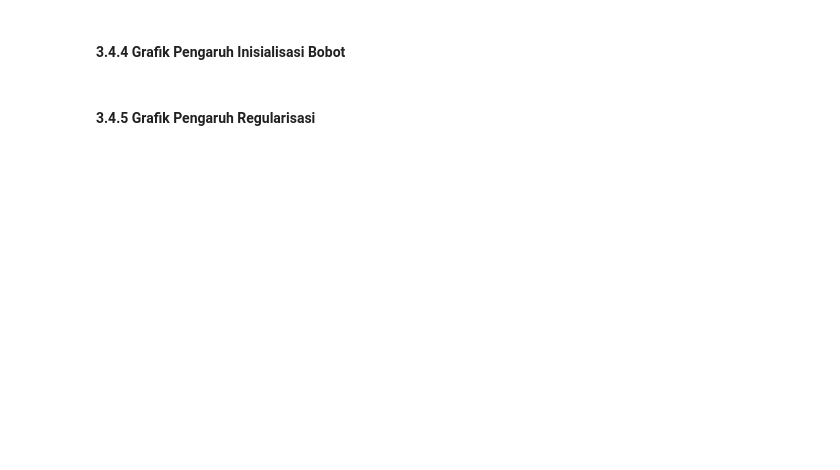
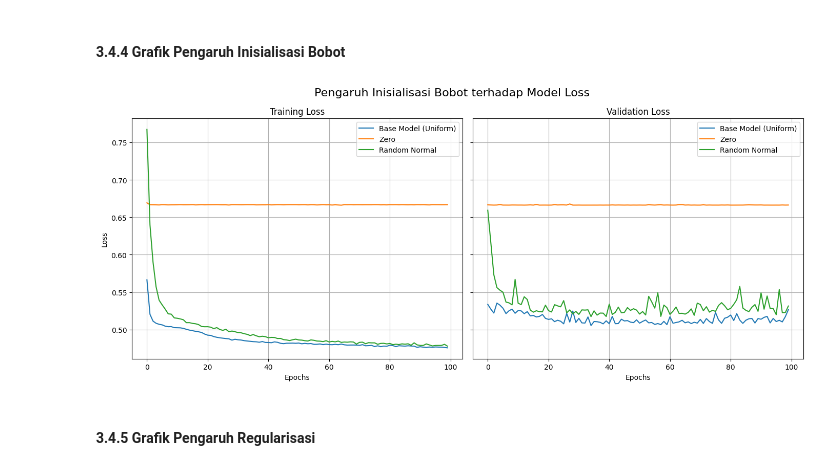
Before and after one commit to StefanMattew/MagangLearning-Tubes-IF3270, a Jupyter notebook: src/Pengujian.ipynb, the cells around one changed output. Saved outputs shown, nothing was run; the diff lists cells and outputs as text; code cells hidden in the pictures; blank space fills up the shorter version.

```diff
--- a/src/Pengujian.ipynb
+++ b/src/Pengujian.ipynb
@@ -955,4 +1005,12 @@ Training sklearn MLP Model...
 # %% [markdown]
 #### 3.4.4 Grafik Pengaruh Inisialisasi Bobot
+# %%
+# --- Plot Variasi Inisialisasi Bobot ---
+histories_weight = [history_base, history_weight1, history_weight2]
+titles_weight = ['Base Model (Uniform)', 'Zero', 'Random Normal']
+
+plot_loss(histories_weight, titles_weight, 'Pengaruh Inisialisasi Bobot terhadap Model Loss')
+# %% [output]
+[figure, added]
 # %% [markdown]
 #### 3.4.5 Grafik Pengaruh Regularisasi
```
Also changed, not shown: parts of 18 cells of this notebook, 1 other file.
